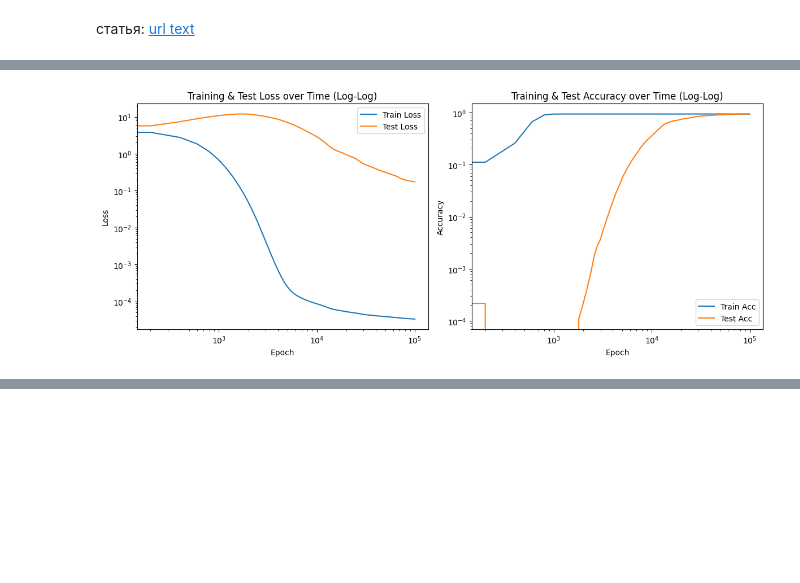
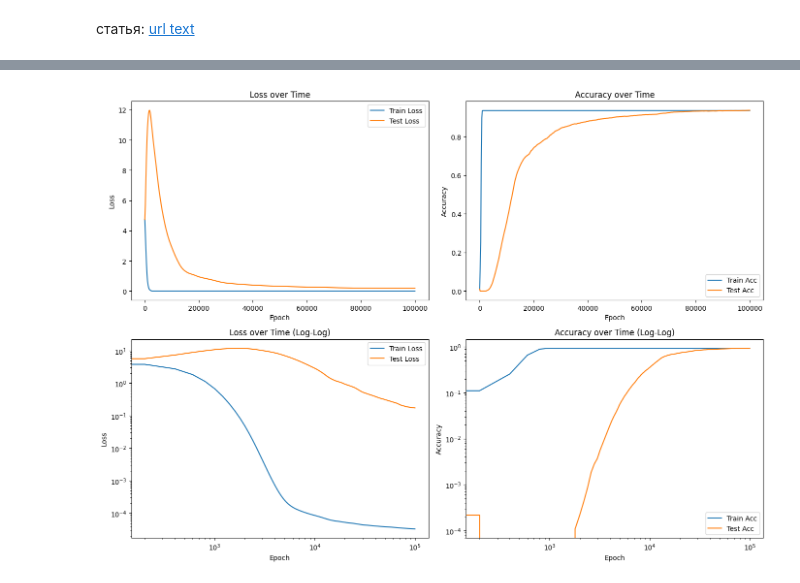
Before and after one commit to slimisgit/grokking, a Jupyter notebook: report.ipynb, the cells around one changed output, grey strips where cells are left out. Drawn from its saved outputs; the diff is of its cells as text; code cells hidden in the pictures; blank space fills up the shorter version.

Commit message:
test and graphic functions

```diff
--- a/report.ipynb
+++ b/report.ipynb
@@ -236,22 +90,0 @@ Epoch 99999: Train Loss=0.0000, Test Loss=0.1745, Train Acc=0.9351, Test Acc=0.9
-# %%
-#log-log графики(типо по осям логарифмы чисел) потому что на тех что сверху непонятно,что у осей происходит
-plt.figure(figsize=(12, 5))
-plt.subplot(1, 2, 1)
-plt.loglog(epochs_logged, train_loss_vals, label='Train Loss')
-plt.loglog(epochs_logged, test_loss_vals, label='Test Loss')
-plt.xlabel('Epoch')
-plt.ylabel('Loss')
-plt.title('Training & Test Loss over Time (Log-Log)')
-plt.legend()
-plt.subplot(1, 2, 2)
-plt.loglog(epochs_logged, train_acc_vals, label='Train Acc')
-plt.loglog(epochs_logged, test_acc_vals, label='Test Acc')
-plt.xlabel('Epoch')
-plt.ylabel('Accuracy')
-plt.title('Training & Test Accuracy over Time (Log-Log)')
-plt.legend()
-
-plt.tight_layout()
-plt.show()
-# %% [output]
-[figure, removed]
@@ -257,0 +235,4 @@ plt.show()
+# %%
+result = train_and_test_with_params(seed=42)
+graphic(*result)
+# %% [output]
@@ -257,0 +256 @@ plt.show()
+[figure, added]
```
Also changed, not shown: parts of 3 cells of this notebook.
